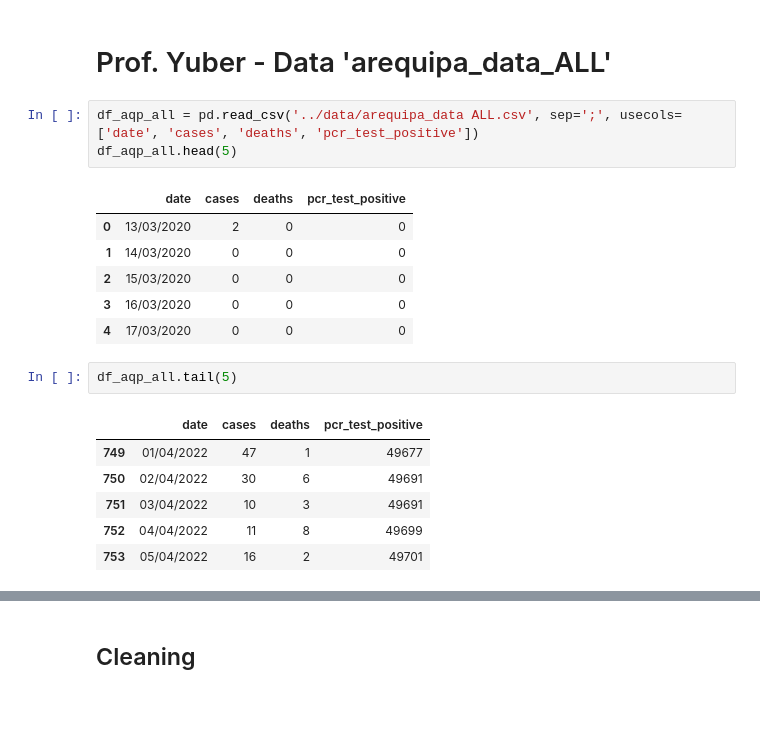
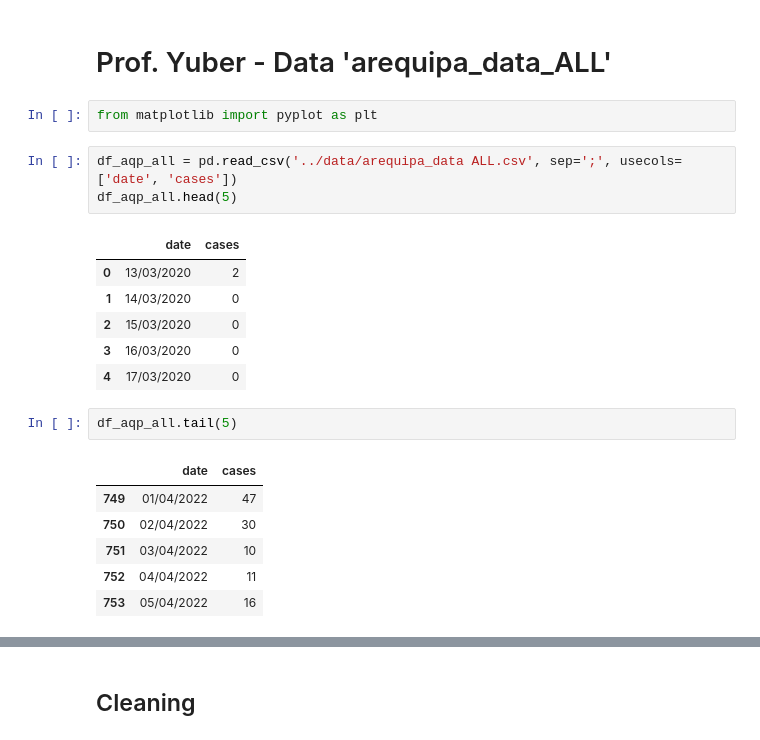
Before and after one commit to luismoroco/ML-Research-UNSA-UOKlahoma, a Jupyter notebook: visualization/main.ipynb, the cells around one changed output, grey strips where cells are left out. Drawn from its saved outputs; the diff is of its cells as text; blank space fills up the shorter version.

```diff
--- a/visualization/main.ipynb
+++ b/visualization/main.ipynb
@@ -315,25 +315,27 @@ df.shape
 (294, 12)
 # %% [markdown]
 # Prof. Yuber - Data 'arequipa_data_ALL'
+# %%
+from matplotlib import pyplot as plt
 # %%
-df_aqp_all = pd.read_csv('../data/arequipa_data ALL.csv', sep=';', usecols=['date', 'cases', 'deaths', 'pcr_test_positive'])
+df_aqp_all = pd.read_csv('../data/arequipa_data ALL.csv', sep=';', usecols=['date', 'cases'])
 df_aqp_all.head(5)
 # %% [output]
-|  | date | cases | deaths | pcr_test_positive |
-| 0 | 13/03/2020 | 2 | 0 | 0 |
-| 1 | 14/03/2020 | 0 | 0 | 0 |
-| 2 | 15/03/2020 | 0 | 0 | 0 |
-| 3 | 16/03/2020 | 0 | 0 | 0 |
-| 4 | 17/03/2020 | 0 | 0 | 0 |
+|  | date | cases |
+| 0 | 13/03/2020 | 2 |
+| 1 | 14/03/2020 | 0 |
+| 2 | 15/03/2020 | 0 |
+| 3 | 16/03/2020 | 0 |
+| 4 | 17/03/2020 | 0 |
 # %%
 df_aqp_all.tail(5)
 # %% [output]
-|  | date | cases | deaths | pcr_test_positive |
-| 749 | 01/04/2022 | 47 | 1 | 49677 |
-| 750 | 02/04/2022 | 30 | 6 | 49691 |
-| 751 | 03/04/2022 | 10 | 3 | 49691 |
-| 752 | 04/04/2022 | 11 | 8 | 49699 |
-| 753 | 05/04/2022 | 16 | 2 | 49701 |
+|  | date | cases |
+| 749 | 01/04/2022 | 47 |
+| 750 | 02/04/2022 | 30 |
+| 751 | 03/04/2022 | 10 |
+| 752 | 04/04/2022 | 11 |
+| 753 | 05/04/2022 | 16 |
 # %%
 df_aqp_all.info()
 # %% [output]
```
Also changed, not shown: parts of 29 cells of this notebook, 6 other files.
